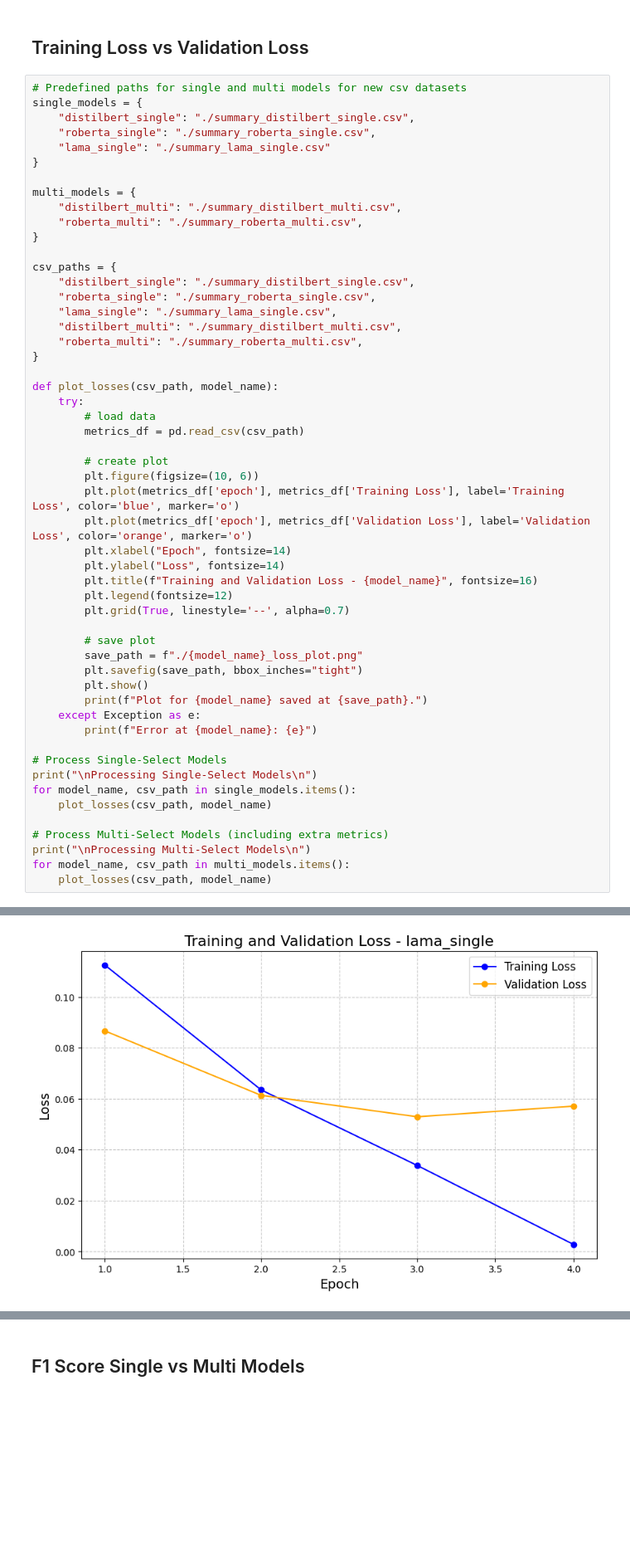
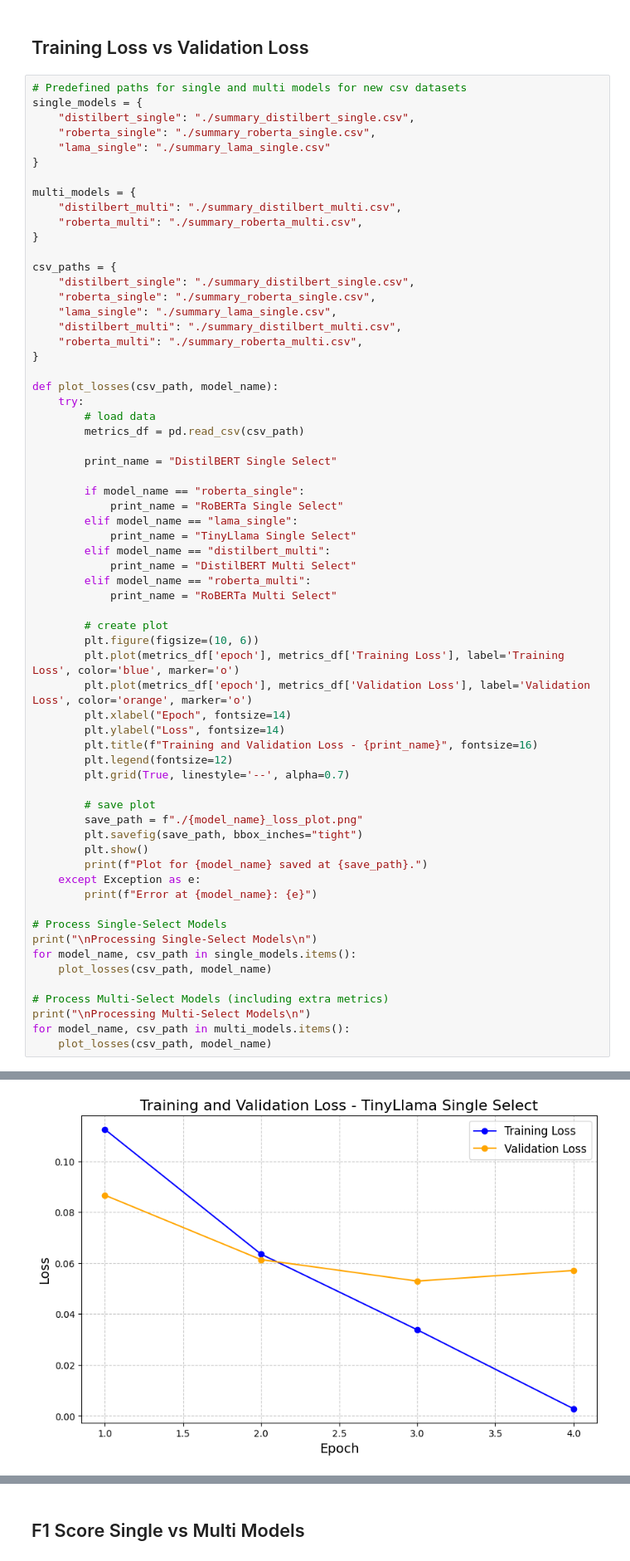
Before and after one commit to Michel-p16/PDS-Project, a Jupyter notebook: Capstone_Project.ipynb, the cells around one changed output, grey strips where cells are left out. Shown at 83% size. Cells and saved outputs as stored; diff of their text form; blank space fills up the shorter version.

```diff
--- a/Capstone_Project.ipynb
+++ b/Capstone_Project.ipynb
@@ -1428,13 +1431,24 @@ def plot_losses(csv_path, model_name):
         # load data
         metrics_df = pd.read_csv(csv_path)
 
+        print_name = "DistilBERT Single Select"
+
+        if model_name == "roberta_single":
+            print_name = "RoBERTa Single Select"
+        elif model_name == "lama_single":
+            print_name = "TinyLlama Single Select"
+        elif model_name == "distilbert_multi":
+            print_name = "DistilBERT Multi Select"
+        elif model_name == "roberta_multi":
+            print_name = "RoBERTa Multi Select"
+
         # create plot
         plt.figure(figsize=(10, 6))
         plt.plot(metrics_df['epoch'], metrics_df['Training Loss'], label='Training Loss', color='blue', marker='o')
         plt.plot(metrics_df['epoch'], metrics_df['Validation Loss'], label='Validation Loss', color='orange', marker='o')
         plt.xlabel("Epoch", fontsize=14)
         plt.ylabel("Loss", fontsize=14)
-        plt.title(f"Training and Validation Loss - {model_name}", fontsize=16)
+        plt.title(f"Training and Validation Loss - {print_name}", fontsize=16)
         plt.legend(fontsize=12)
         plt.grid(True, linestyle='--', alpha=0.7)
 
@@ -1463,5 +1477,5 @@ Plot for distilbert_single saved at ./distilbert_single_loss_plot.png.
 Plot for roberta_single saved at ./roberta_single_loss_plot.png.
-[figure, old version]
+[figure, new version]
 Plot for lama_single saved at ./lama_single_loss_plot.png.
 
 Processing Multi-Select Models
```
Also changed, not shown: parts of 5 cells of this notebook.
